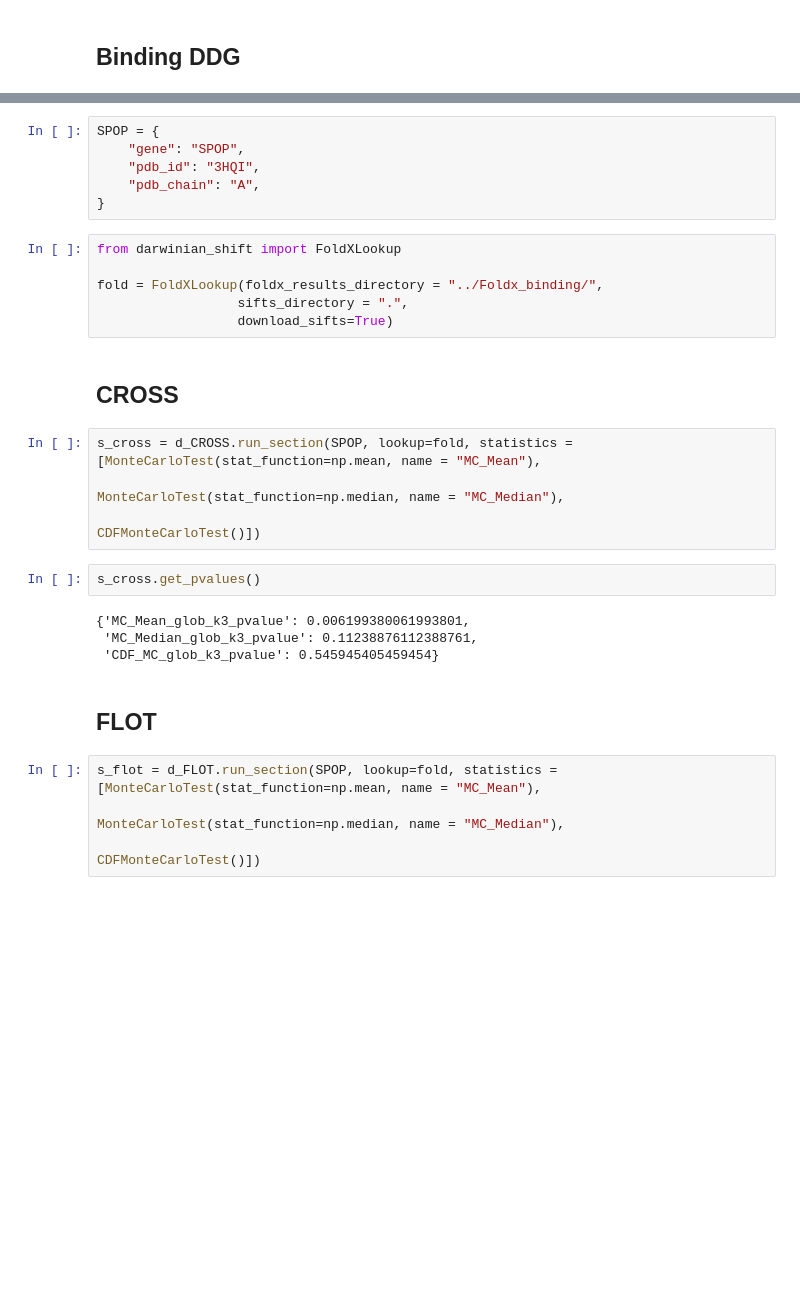
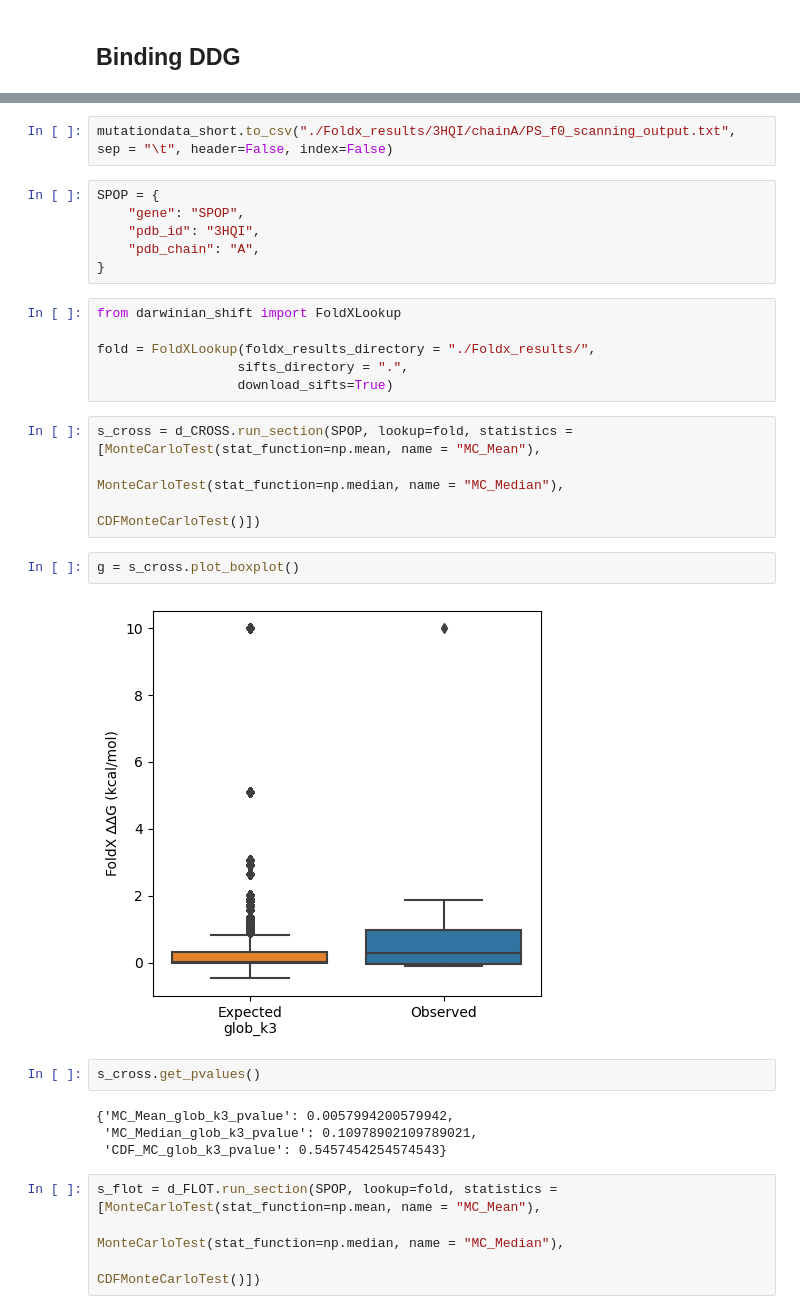
Before and after one commit to shorthouse-lab/fowler_selection, a Jupyter notebook: SPOP/SPOP_darwinian_shift.ipynb, the cells around one changed output, grey strips where cells are left out. Cells and saved outputs as stored; diff of their text form; blank space fills up the shorter version.

```diff
--- a/SPOP/SPOP_darwinian_shift.ipynb
+++ b/SPOP/SPOP_darwinian_shift.ipynb
@@ -244,3 +409,5 @@ SPOP_prostate = ["F133V", "Y87C", "F102C", "F133I", "F133C", "F133S", "W131G", "
+# %%
+mutationdata_short.to_csv("./Foldx_results/3HQI/chainA/PS_f0_scanning_output.txt", sep = "\t", header=False, index=False)
 # %%
 SPOP = {
     "gene": "SPOP",
@@ -250,23 +417,23 @@ SPOP = {
 # %%
 from darwinian_shift import FoldXLookup
 
-fold = FoldXLookup(foldx_results_directory = "../Foldx_binding/",
+fold = FoldXLookup(foldx_results_directory = "./Foldx_results/",
                   sifts_directory = ".",
                   download_sifts=True)
-# %% [markdown]
-## CROSS
 # %%
 s_cross = d_CROSS.run_section(SPOP, lookup=fold, statistics = [MonteCarloTest(stat_function=np.mean, name = "MC_Mean"),
                                                                      MonteCarloTest(stat_function=np.median, name = "MC_Median"),
                                                                      CDFMonteCarloTest()])
+# %%
+g = s_cross.plot_boxplot()
+# %% [output]
+[figure, added]
 # %%
 s_cross.get_pvalues()
 # %% [output]
-{'MC_Mean_glob_k3_pvalue': 0.006199380061993801,
- 'MC_Median_glob_k3_pvalue': 0.11238876112388761,
- 'CDF_MC_glob_k3_pvalue': 0.545945405459454}
+{'MC_Mean_glob_k3_pvalue': 0.0057994200579942,
+ 'MC_Median_glob_k3_pvalue': 0.10978902109789021,
+ 'CDF_MC_glob_k3_pvalue': 0.5457454254574543}
-# %% [markdown]
-## FLOT
 # %%
 s_flot = d_FLOT.run_section(SPOP, lookup=fold, statistics = [MonteCarloTest(stat_function=np.mean, name = "MC_Mean"),
                                                                      MonteCarloTest(stat_function=np.median, name = "MC_Median"),
```
Also changed, not shown: parts of 87 cells of this notebook, 5 other files.
